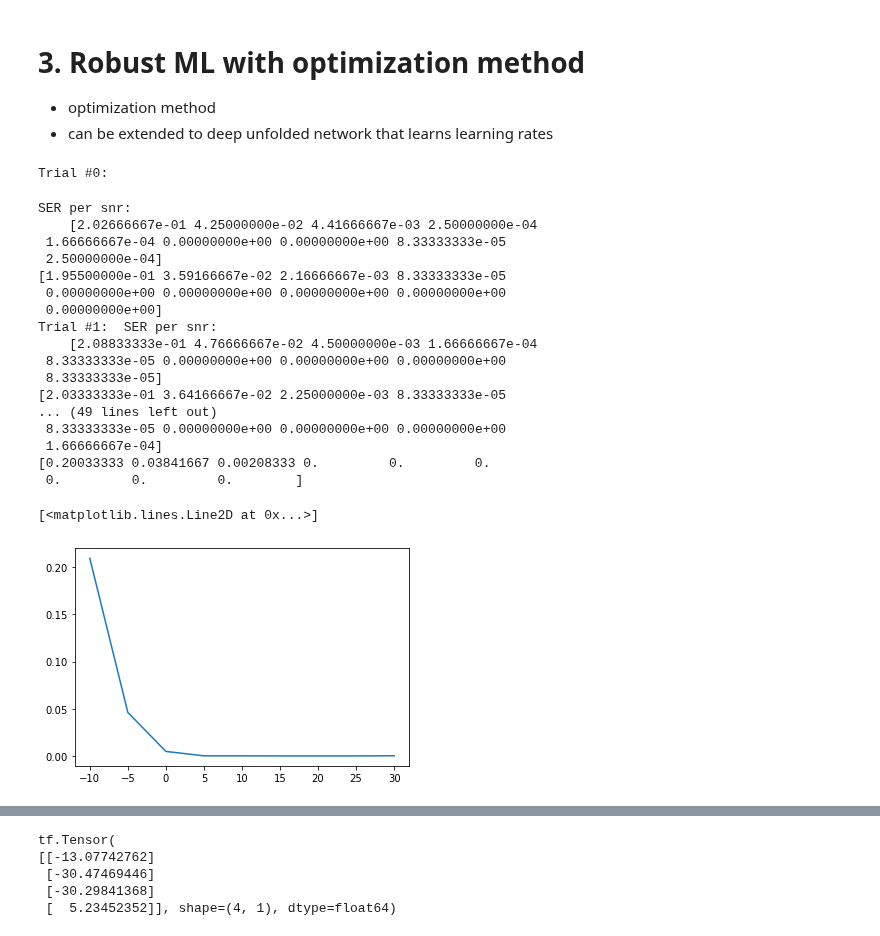
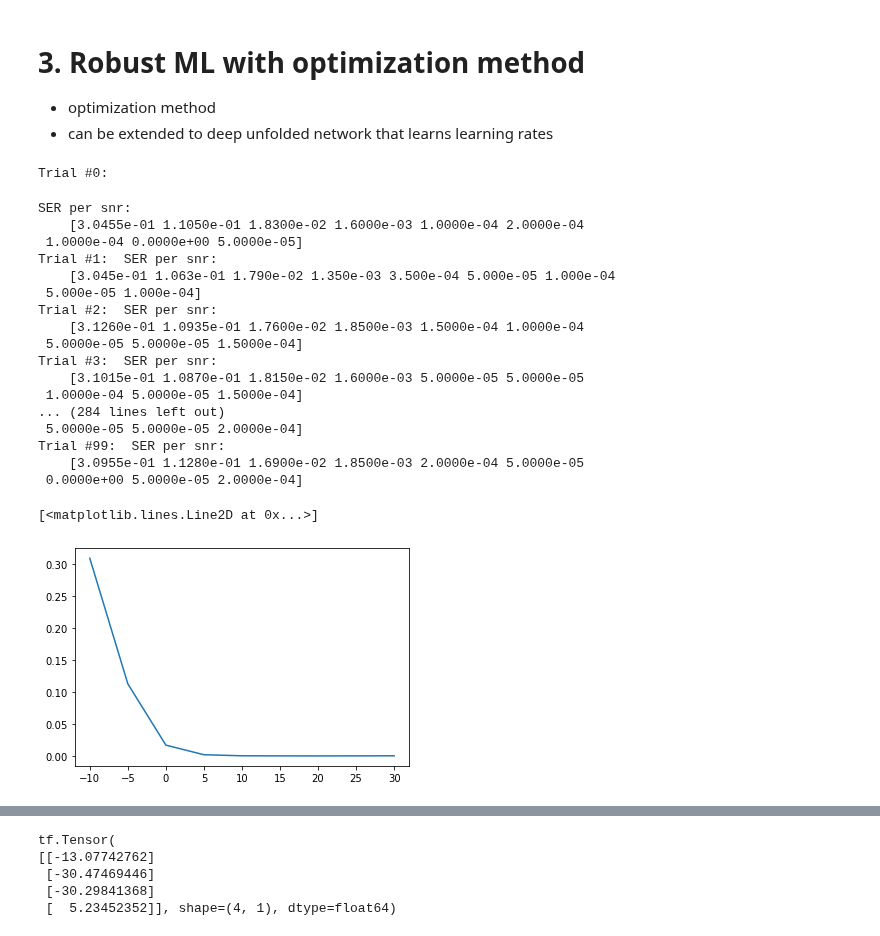
Before and after one commit to IISL-HYU/comm, a Jupyter notebook: robust_ML.ipynb, the cells around one changed output, grey strips where cells are left out. Cells and saved outputs as stored; diff of their text form; code cells hidden in the pictures.

```diff
--- a/robust_ML.ipynb
+++ b/robust_ML.ipynb
@@ -299,19 +313,19 @@ def GD(x_init, snr, G_tilde, epoch=100, lr=0.1):
     return costs, x_init
 
 
-def nML_robust(H_re, y_re):
+def nML_robust(H_re, y_re, epoch=10, lr=0.001):
     """
     near maximum likelihood method (first stage)
     """
     global snr
     G_tilde = H_re * y_re
     x_init = initialize(G_tilde=G_tilde, y_re=y_re)
-    _, x_tilde_re = GD(x_init=x_init, snr=snr, epoch=100, lr=0.008, G_tilde=G_tilde)
+    _, x_tilde_re = GD(x_init=x_init, snr=snr, epoch=epoch, lr=lr, G_tilde=G_tilde)
     x_tilde = x_tilde_re[:, :K, :] + 1j * x_tilde_re[:, K:, :]
     return x_tilde
 # %%
-trials = 10
-K = 4; N = 32; T = 3000; M = 4
+trials = 100
+K = 2; N = 16; T = 10000; M = 4
 
 snr_min = -10
 snr_max = 30
@@ -322,7 +336,7 @@ constellation_points /= np.sqrt(2)
 
 symbol_space = make_symbol_space(K, M, constellation_points)
 
-sers_avg = np.zeros(shape=(len(snr_lst), 2))
+sers_avg = np.zeros(shape=(len(snr_lst), 1))
 x = np.random.randint(0, M, size=K * T).reshape(T, K, 1)
 x = np.take(constellation_points, x)
 
@@ -344,50 +358,50 @@ for t in range(trials):
         y = np.sign(r.real) + 1j * np.sign(r.imag)
 
         H_re, x_re, z_re, y_re = comp2re(H, x, z, y)
 
         # near ML estimation(functional)
         G_tilde = H_re * y_re
         x_init = initialize(G_tilde=G_tilde, y_re=y_re)
         # x_init_c = x_init[:, :K, :] + 1j * x_init[:, K:, :]
-        x_tilde = nML_robust(H_re, y_re)
+        x_tilde = nML_robust(H_re, y_re, epoch=30, lr=0.003)
         x_det_first_stage = symbol_by_symbol(x_tilde=x_tilde, constellation_points=constellation_points)
         # x_det = symbol_by_symbol(x_tilde=x_init_c, constellation_points=constellation_points)
         x_hat_ML = ml(y_re=y_re, H_re=H_re, symbol_space=symbol_space, snr_dB=snr)
 
 
         ser = np.sum(1 - np.isclose(x_det_first_stage, x)) / (T * K)
         # ser_init = np.sum(1 - np.isclose(x_det, x)) / (T * K)
-        ser_ml = np.sum(1 - np.isclose(x_hat_ML, x)) / (T * K)
+        # ser_ml = np.sum(1 - np.isclose(x_hat_ML, x)) / (T * K)
 
-        sers.append([ser, ser_ml])
+        sers.append([ser])
 
     sers = np.array(sers)
     print("SER per snr:  \n   ", sers[:, 0].squeeze())
-    print(sers[:, 1].squeeze())
+    # print(sers[:, 1].squeeze())
     # print(sers[:, 2].squeeze())
     sers_avg += sers
 
 sers_avg /= trials
 
 plt.plot(snr_lst, sers[:, 0])
 # %% [output]
 Trial #0:
 SER per snr:
-    [2.02666667e-01 4.25000000e-02 4.41666667e-03 2.50000000e-04
- 1.66666667e-04 0.00000000e+00 0.00000000e+00 8.33333333e-05
- 2.50000000e-04]
-[1.95500000e-01 3.59166667e-02 2.16666667e-03 8.33333333e-05
- 0.00000000e+00 0.00000000e+00 0.00000000e+00 0.00000000e+00
- 0.00000000e+00]
+    [3.0455e-01 1.1050e-01 1.8300e-02 1.6000e-03 1.0000e-04 2.0000e-04
+ 1.0000e-04 0.0000e+00 5.0000e-05]
 Trial #1:  SER per snr:
-    [2.08833333e-01 4.76666667e-02 4.50000000e-03 1.66666667e-04
- 8.33333333e-05 0.00000000e+00 0.00000000e+00 0.00000000e+00
- 8.33333333e-05]
-[2.03333333e-01 3.64166667e-02 2.25000000e-03 8.33333333e-05
-... (49 lines left out)
- 8.33333333e-05 0.00000000e+00 0.00000000e+00 0.00000000e+00
- 1.66666667e-04]
-[0.20033333 0.03841667 0.00208333 0.         0.         0.
- 0.         0.         0.        ]
+    [3.045e-01 1.063e-01 1.790e-02 1.350e-03 3.500e-04 5.000e-05 1.000e-04
+ 5.000e-05 1.000e-04]
+Trial #2:  SER per snr:
+    [3.1260e-01 1.0935e-01 1.7600e-02 1.8500e-03 1.5000e-04 1.0000e-04
+ 5.0000e-05 5.0000e-05 1.5000e-04]
+Trial #3:  SER per snr:
+    [3.1015e-01 1.0870e-01 1.8150e-02 1.6000e-03 5.0000e-05 5.0000e-05
+ 1.0000e-04 5.0000e-05 1.5000e-04]
+... (284 lines left out)
+ 5.0000e-05 5.0000e-05 2.0000e-04]
+Trial #99:  SER per snr:
+    [3.0955e-01 1.1280e-01 1.6900e-02 1.8500e-03 2.0000e-04 5.0000e-05
+ 0.0000e+00 5.0000e-05 2.0000e-04]
 [<matplotlib.lines.Line2D at 0x...>]
-[figure, old version]
+[figure, new version]
```
Also changed, not shown: parts of 6 cells of this notebook, 1 other file.
